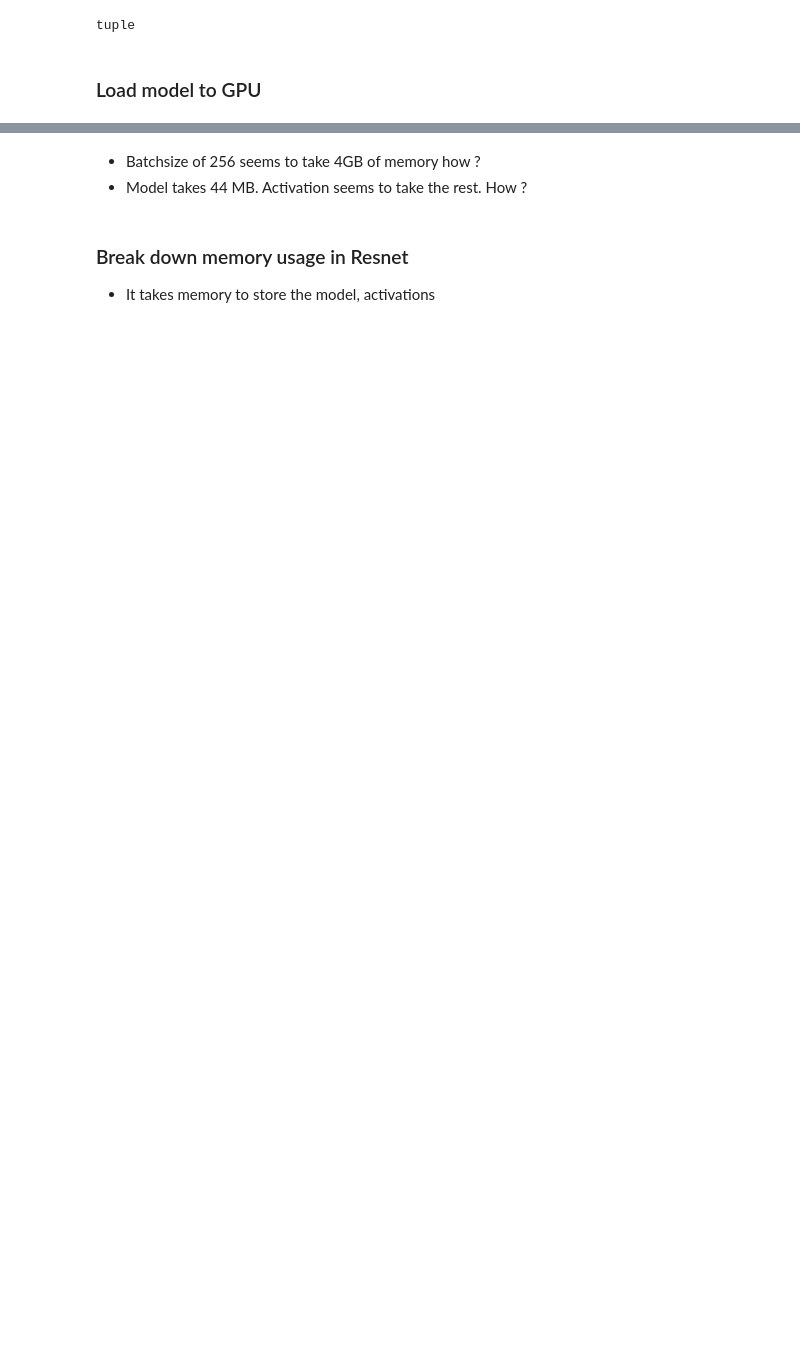
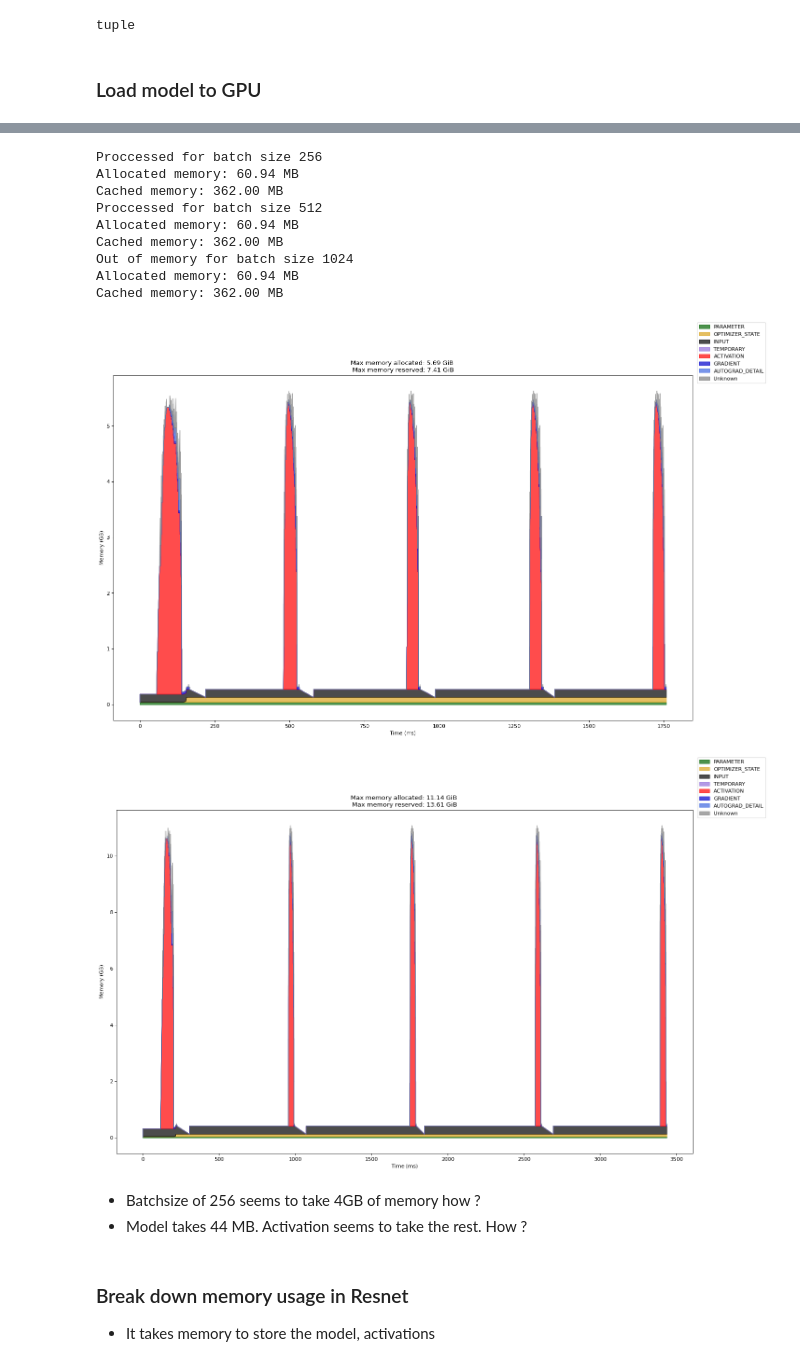
Before and after one commit to ajayrfhp/LearningDeepLearning, a Jupyter notebook: UnderstandingResnetMemoryFootprint.ipynb, the cells around one changed output, grey strips where cells are left out. Saved outputs shown, nothing was run; the diff lists cells and outputs as text; code cells hidden in the pictures; blank space fills up the shorter version.

```diff
--- a/UnderstandingResnetMemoryFootprint.ipynb
+++ b/UnderstandingResnetMemoryFootprint.ipynb
@@ -27,4 +34,4 @@ num_classes
 # %%
-device = torch.device("cuda" if torch.cuda.is_available() else "cpu")
+device = torch.device("cuda:0" if torch.cuda.is_available() else "cpu")
 device
 # %% [output]
@@ -89,8 +95,5 @@ Model GPU usage: 44.69 MB
 # %%
 def fit(model, train_loader, val_loader, epochs=1, lr=0.001, break_after_num_batches=None, title=""):
-    """
-    Borrowed from https://github.com/francisgan/Projects/blob/97b1520443c5463af29ac3e37c0c9f8a7c58637a/DSC-Capstone/code/cnn_train.py
-    """
     model.train()
     optimizer = torch.optim.Adam(model.parameters(), lr=lr)
     criterion = torch.nn.CrossEntropyLoss()
@@ -151,3 +154,30 @@ def clear_cuda_memory():
     # Print memory stats to verify
     print(f"Allocated memory: {torch.cuda.memory_allocated() / 1024**2:.2f} MB")
     print(f"Cached memory: {torch.cuda.memory_reserved() / 1024**2:.2f} MB")
+
+def fit_helper(model_type, dataset, epochs, break_after_num_batches, title):
+    for batch_size in batch_sizes:
+        if model_type == "resnet18_without_checkpointing":
+            model = models.resnet18(pretrained=True)
+        elif model_type == "resnet18_with_checkpointing":
+            model = ResnetCheckpointed()
+        model.to(device)
+        train_loader = torch.utils.data.DataLoader(dataset, batch_size=batch_size, shuffle=True, num_workers=num_workers)
+        val_loader = torch.utils.data.DataLoader(dataset, batch_size=batch_size, shuffle=False, num_workers=num_workers)
+        title += f"_{batch_size}"
+        oom_break = False
+
+        try:
+            fit(model, train_loader, val_loader, epochs=1, break_after_num_batches=break_after_num_batches)
+            print(f"Proccessed for batch size {batch_size}")
+        except torch.cuda.OutOfMemoryError:
+            print(f"Out of memory for batch size {batch_size}")
+            oom_break = True
+        # clear memory
+        del model
+        del train_loader
+        del val_loader
+        clear_cuda_memory()
+        time.sleep(10)
+        if oom_break:
+            break
@@ -183,3 +184,23 @@ Cached memory: 174.00 MB
+# %%
+num_workers = 4
+break_after_num_batches = 10
+batch_indices = None
+batch_sizes = [256, 512, 1024, 2048, 4096, 8192]
+
+
+fit_helper("resnet18_without_checkpointing", tiny_imagenet_torch, 1, break_after_num_batches, title="without_checkpointing")
+# %% [output]
+Proccessed for batch size 256
+Allocated memory: 60.94 MB
+Cached memory: 362.00 MB
+Proccessed for batch size 512
+Allocated memory: 60.94 MB
+Cached memory: 362.00 MB
+Out of memory for batch size 1024
+Allocated memory: 60.94 MB
+Cached memory: 362.00 MB
+[figure, added]
+[figure, added]
 # %% [markdown]
 - Batchsize of 256 seems to take 4GB of memory how ?
 - Model takes 44 MB. Activation seems to take the rest. How ?
```
Also changed, not shown: parts of 12 cells of this notebook, 12 other files.
